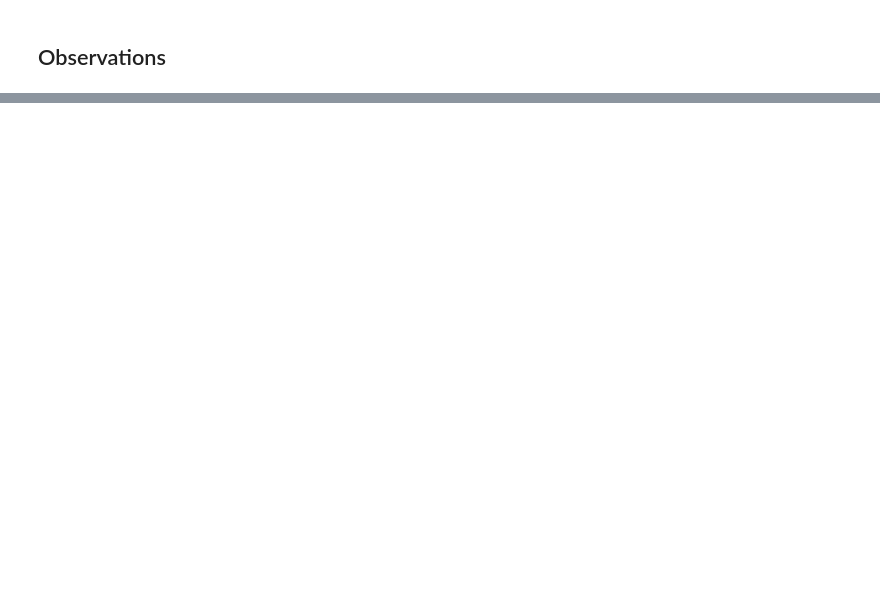
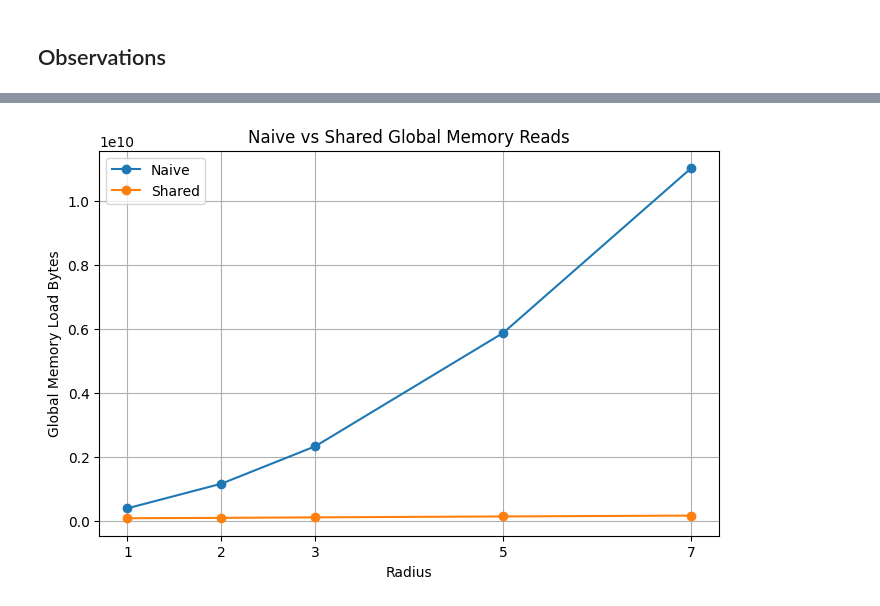
Before and after one commit to mematcha/gpumode-projects-notebook, a Jupyter notebook: 02_Labs/Lecture 2/Question 4/Mean Filter With and Without Shared Memory.ipynb, the cells around one changed output, grey strips where cells are left out. Cells and saved outputs as stored; diff of their text form; code cells hidden in the pictures; blank space fills up the shorter version.

```diff
--- a/02_Labs/Lecture 2/Question 4/Mean Filter With and Without Shared Memory.ipynb
+++ b/02_Labs/Lecture 2/Question 4/Mean Filter With and Without Shared Memory.ipynb
@@ -411,0 +963,27 @@ naive_time, shared_time
+# %%
+plt.figure(figsize=(8, 5))
+
+plt.plot(
+    naive["radius"],
+    naive[GLOBAL_READ],
+    marker="o",
+    label="Naive"
+)
+
+plt.plot(
+    shared["radius"],
+    shared[GLOBAL_READ],
+    marker="o",
+    label="Shared"
+)
+
+plt.xlabel("Radius")
+plt.ylabel("Global Memory Load Bytes")
+plt.title("Naive vs Shared Global Memory Reads")
+
+plt.xticks(sorted(df["radius"].unique()))
+plt.grid(True)
+plt.legend()
+plt.show()
+# %% [output]
+[figure, added]
```
Also changed, not shown: parts of 23 cells of this notebook, 2 other files.
